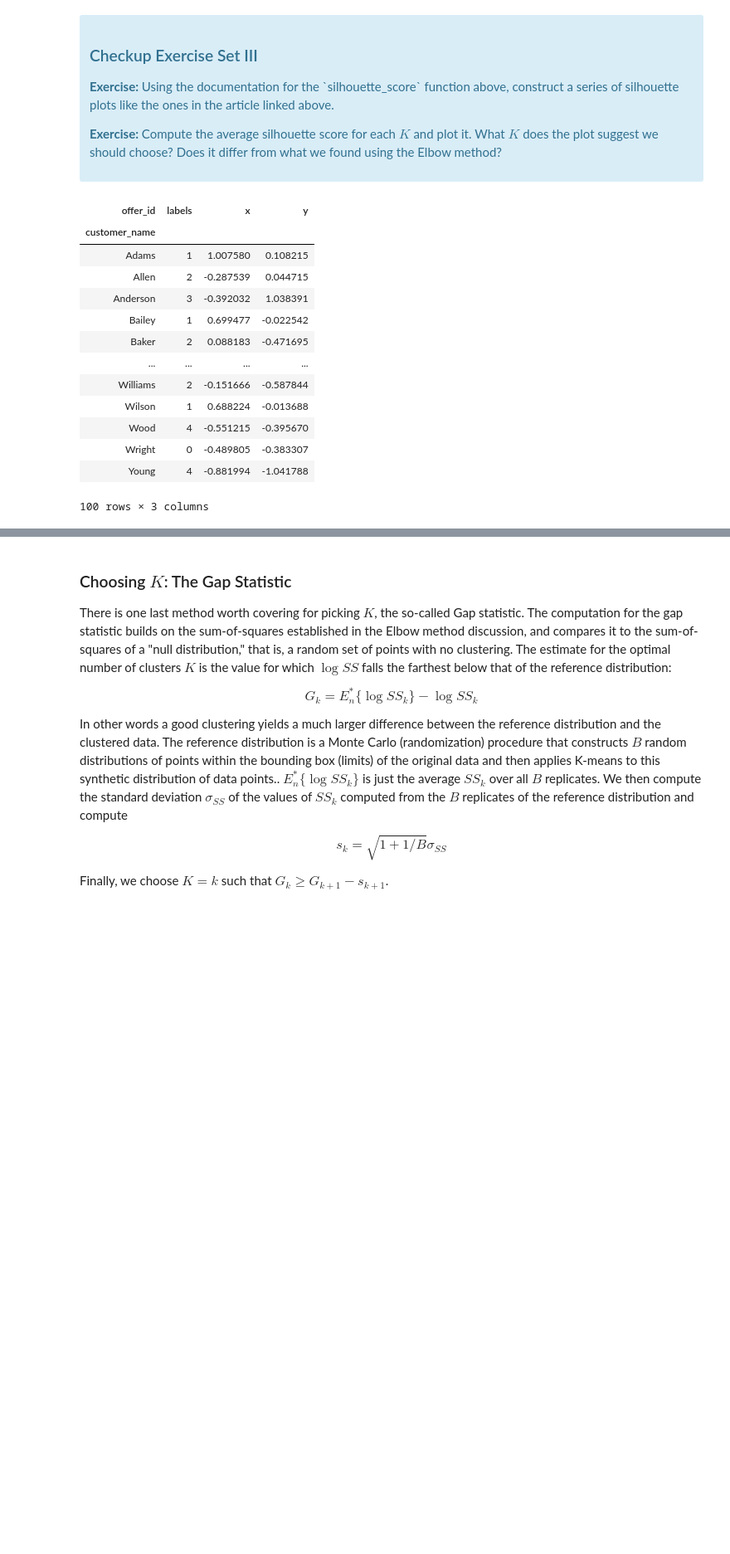
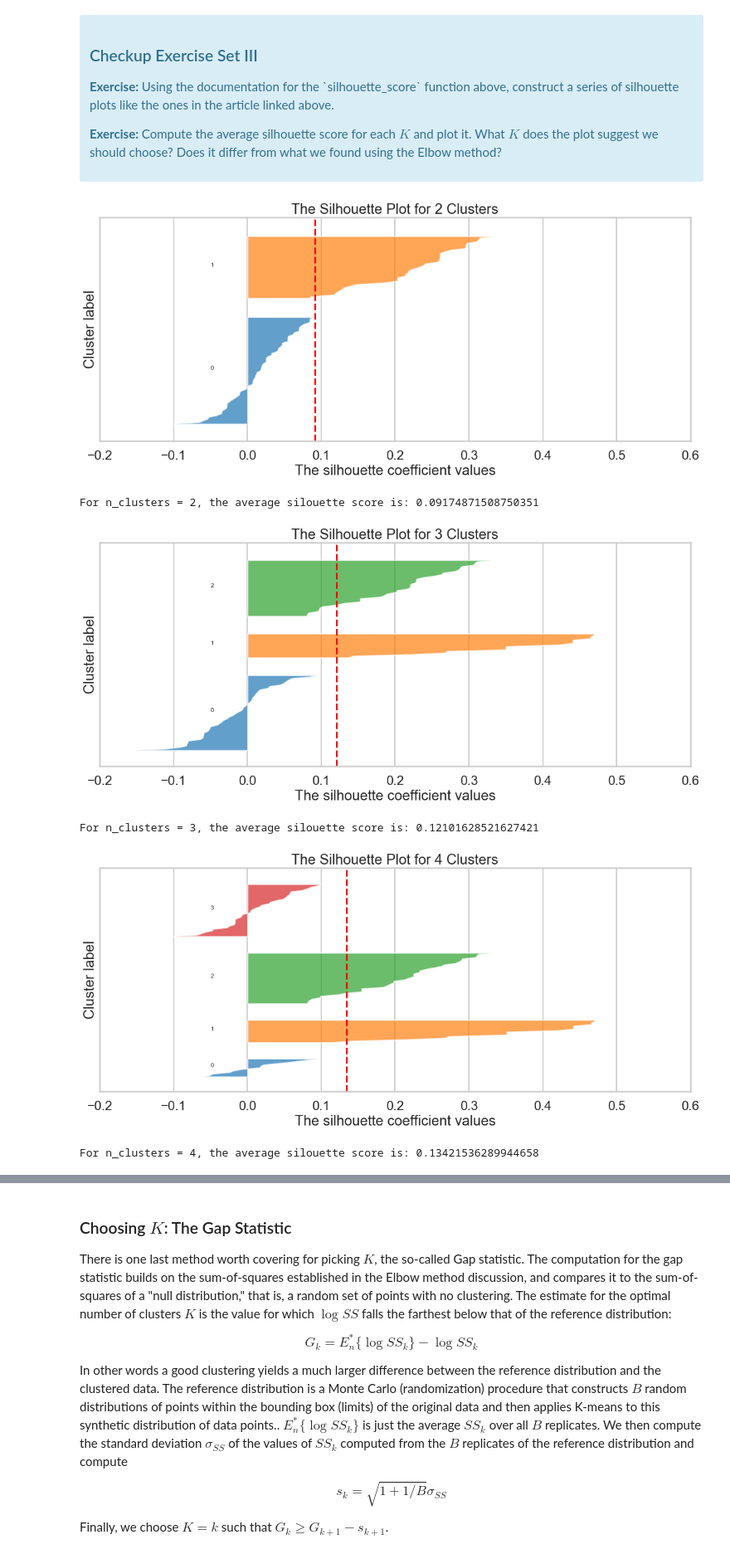
Before and after one commit to datascitriguy/springboard, a Jupyter notebook: Mini_Project_Clustering(2).ipynb, the cells around one changed output, grey strips where cells are left out. Shown at 83% size. Drawn from its saved outputs; the diff is of its cells as text; code cells hidden in the pictures; blank space fills up the shorter version.

```diff
--- a/Mini_Project_Clustering(2).ipynb
+++ b/Mini_Project_Clustering(2).ipynb
@@ -156,26 +167,57 @@ Fortunately, scikit-learn provides a function to compute this for us (phew!) cal
 
 <p><b>Exercise:</b> Compute the average silhouette score for each $K$ and plot it. What $K$ does the plot suggest we should choose? Does it differ from what we found using the Elbow method?</p>
 </div>
-# %%
-pca = sk.decomposition.PCA(n_components=2)
-Xp = pca.fit_transform(x_cols)
-df_p = matrix.copy()
-df_p['x'] = Xp[:,0]
-df_p['y'] = Xp[:,1]
-df_p = df_p[['labels','x','y']]
-df_p
-# %% [output]
-| offer_id | labels | x | y |
-| customer_name |  |  |  |
-| Adams | 1 | 1.007580 | 0.108215 |
-| Allen | 2 | -0.287539 | 0.044715 |
-| Anderson | 3 | -0.392032 | 1.038391 |
-| Bailey | 1 | 0.699477 | -0.022542 |
-| Baker | 2 | 0.088183 | -0.471695 |
-| ... | ... | ... | ... |
-| Williams | 2 | -0.151666 | -0.587844 |
-| Wilson | 1 | 0.688224 | -0.013688 |
-| Wood | 4 | -0.551215 | -0.395670 |
-| Wright | 0 | -0.489805 | -0.383307 |
-| Young | 4 | -0.881994 | -1.041788 |
-100 rows × 3 columns
+# %%
+from sklearn import metrics
+import matplotlib.cm as cm
+
+silhouette = []
+for k in range(2,11):
+
+    # Estimate K-means clustering and compute the silouette scores
+    kmeans = KMeans(n_clusters=k, random_state=0)
+    cluster_labels = kmeans.fit_predict(x_cols)
+    silhouette_score = metrics.silhouette_score(x_cols, cluster_labels, metric='euclidean')
+    sample_silhouette_values = metrics.silhouette_samples(x_cols, cluster_labels)
+    silhouette.append(silhouette_score)
+
+    fig, ax = plt.subplots(1,1)
+    fig.set_size_inches(18,7)
+
+    # Silouette plot
+    ax.set_xlim([-0.2, 0.6])
+    ax.set_ylim([0, len(df) + (k + 1) * 10])
+
+    y_lower = 10
+    for i in range(k):
+        cluster_i = sample_silhouette_values[cluster_labels == i]
+        size_cluster_i = len(cluster_i)
+        cluster_i.sort()
+
+        y_upper = y_lower + size_cluster_i
+
+        ax.fill_betweenx(np.arange(y_lower,y_upper), 0, cluster_i,  alpha=0.7)
+
+        ax.text(-0.05, y_lower+0.5*size_cluster_i, str(i))
+
+        y_lower = y_upper + 10
+
+    ax.set_title("The Silhouette Plot for {} Clusters".format(k))
+    ax.set_xlabel("The silhouette coefficient values")
+    ax.set_ylabel("Cluster label")
+
+    # The vertical line for average silhouette score of all the values
+    ax.axvline(x=silhouette_score, color="red", linestyle="--")
+
+    ax.set_yticks([])  # Clear the yaxis labels / ticks
+    ax.set_xticks([-0.2, -0.1, 0, 0.1, 0.2, 0.3, 0.4, 0.5, 0.6])
+
+    plt.show()
+    print('For n_clusters = {}, the average silouette score is: {}'.format(k, silhouette_score))
+# %% [output]
+[figure, added]
+For n_clusters = 2, the average silouette score is: 0.09174871508750351
+[figure, added]
+For n_clusters = 3, the average silouette score is: 0.12101628521627421
+[figure, added]
+For n_clusters = 4, the average silouette score is: 0.13421536289944658
```
Also changed, not shown: parts of 17 cells of this notebook.
